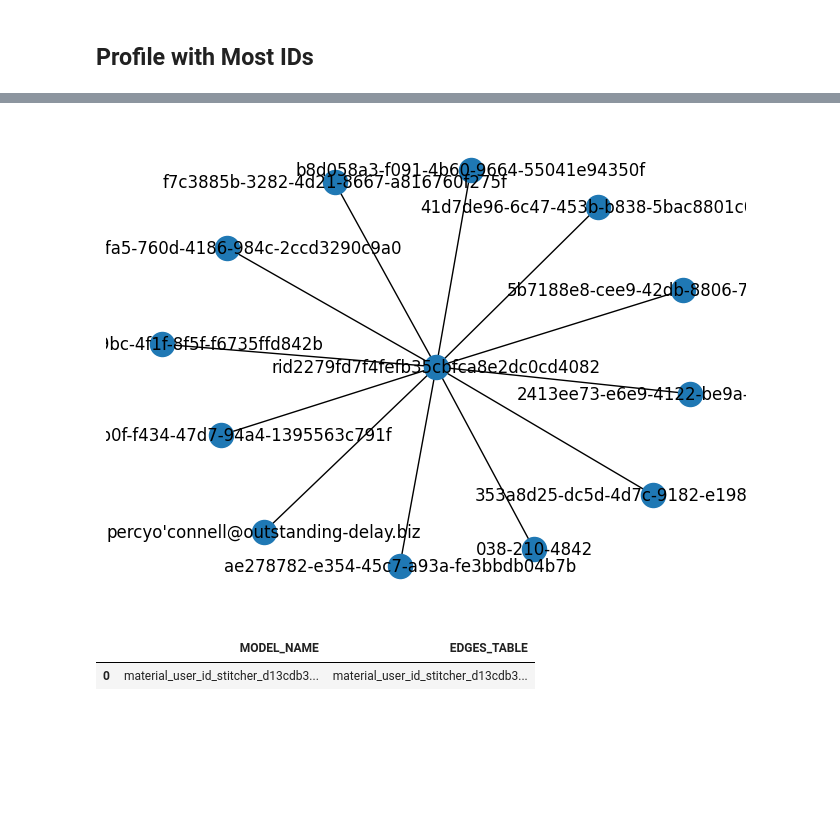
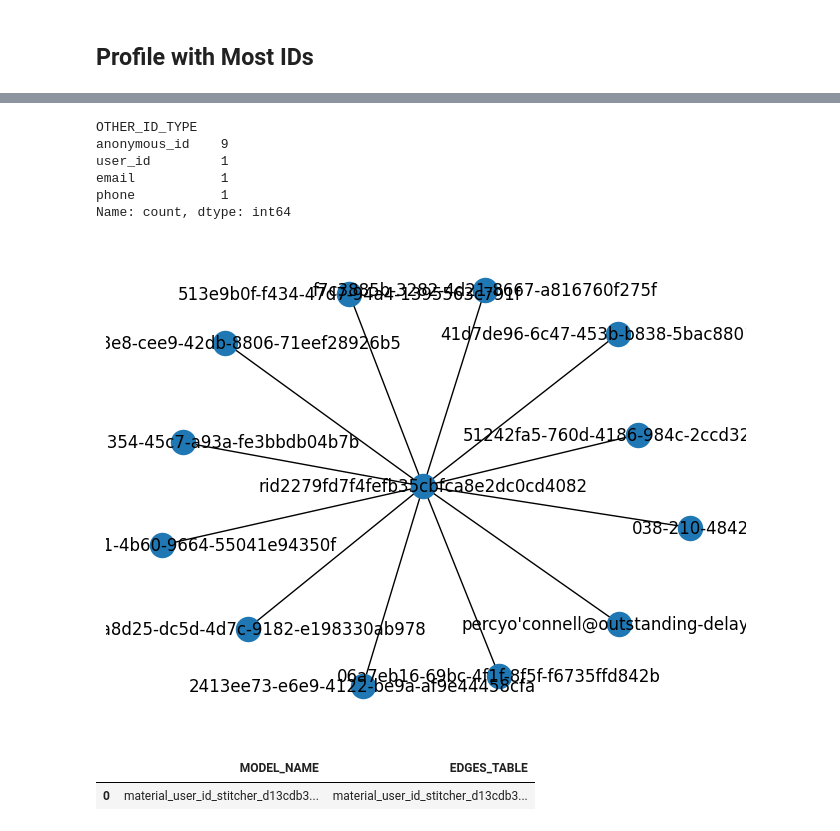
Before and after one commit to esadek/temp, a Jupyter notebook: notebooks/id_graph.ipynb, the cells around one changed output, grey strips where cells are left out. Drawn from its saved outputs; the diff is of its cells as text; code cells hidden in the pictures; blank space fills up the shorter version.

```diff
--- a/notebooks/id_graph.ipynb
+++ b/notebooks/id_graph.ipynb
@@ -157,7 +157,8 @@ Name: count, dtype: int64
 # %%
 # Profile with most IDs
 most_frequent_main_id = main_ids.mode()[0]
-id_graph[id_graph[rudder_id] == most_frequent_main_id]
+profile_id_graph = id_graph[main_ids == most_frequent_main_id]
+profile_id_graph
 # %% [output]
 |  | USER_MAIN_ID | OTHER_ID | OTHER_ID_TYPE | VALID_AT | FIRST_SEEN_AT |
 | 52 | rid2279fd7f4fefb35cbfca8e2dc0cd4082 | f7c3885b-3282-4d21-8667-a816760f275f | anonymous_id | 2024-03-15 15:27:20.469 | 2024-03-15 15:27:20.469 |
@@ -175,17 +197,27 @@ id_graph[id_graph[rudder_id] == most_frequent_main_id]
+# %%
+# Frequency of each ID type
+profile_id_graph["OTHER_ID_TYPE"].value_counts()
+# %% [output]
+OTHER_ID_TYPE
+anonymous_id    9
+user_id         1
+email           1
+phone           1
+Name: count, dtype: int64
 # %%
 # Visualize ID graph for profile with most IDs
 G = nx.Graph()
-for index, row in id_graph[id_graph[rudder_id] == most_frequent_main_id].iterrows():
+for index, row in profile_id_graph.iterrows():
     G.add_nodes_from([
         (row[rudder_id], {"type": "main_id"}),
         (row["OTHER_ID"], {"type": row["OTHER_ID_TYPE"]}),
     ])
     G.add_edge(row[rudder_id], row["OTHER_ID"])
 
 plt.tight_layout()
 nx.draw(G, pos=nx.spring_layout(G), with_labels=True)
 # %% [output]
-[figure, old version]
+[figure, new version]
 # %%
 # Retrieve latest model name and edges table and load them into a pandas DataFrame
 sql = f"""
```
Also changed, not shown: parts of 11 cells of this notebook.
